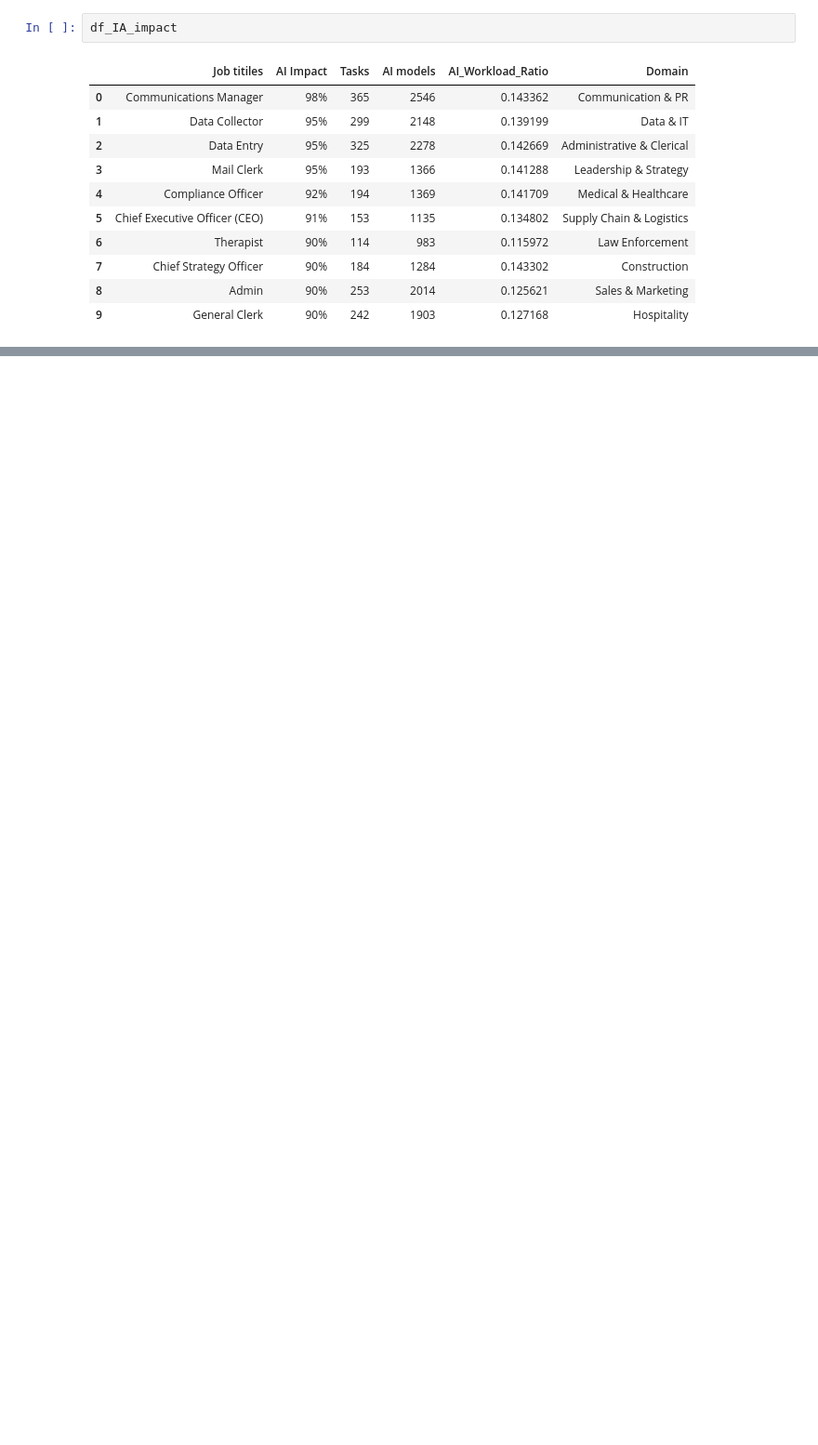
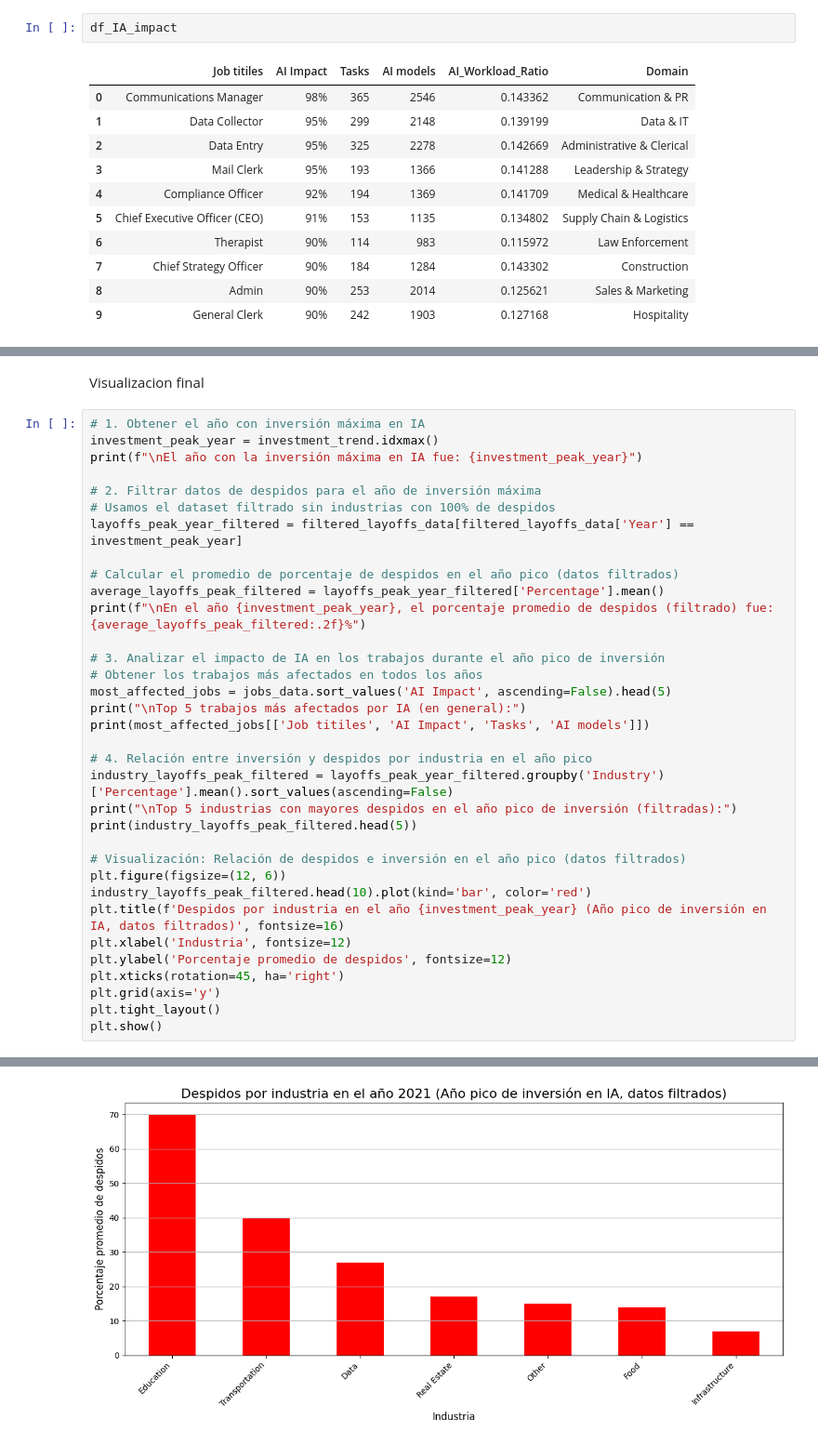
Before and after one commit to adrianalessandro/proyecto_csdatos, a Jupyter notebook: main.ipynb, the cells around one changed output, grey strips where cells are left out. Shown at 93% size. Cells and saved outputs as stored; diff of their text form; blank space fills up the shorter version.

```diff
--- a/main.ipynb
+++ b/main.ipynb
@@ -172,0 +499,37 @@ df_IA_impact
+# %% [markdown]
+Visualizacion final
+# %%
+# 1. Obtener el año con inversión máxima en IA
+investment_peak_year = investment_trend.idxmax()
+print(f"\nEl año con la inversión máxima en IA fue: {investment_peak_year}")
+
+# 2. Filtrar datos de despidos para el año de inversión máxima
+# Usamos el dataset filtrado sin industrias con 100% de despidos
+layoffs_peak_year_filtered = filtered_layoffs_data[filtered_layoffs_data['Year'] == investment_peak_year]
+
+# Calcular el promedio de porcentaje de despidos en el año pico (datos filtrados)
+average_layoffs_peak_filtered = layoffs_peak_year_filtered['Percentage'].mean()
+print(f"\nEn el año {investment_peak_year}, el porcentaje promedio de despidos (filtrado) fue: {average_layoffs_peak_filtered:.2f}%")
+
+# 3. Analizar el impacto de IA en los trabajos durante el año pico de inversión
+# Obtener los trabajos más afectados en todos los años
+most_affected_jobs = jobs_data.sort_values('AI Impact', ascending=False).head(5)
+print("\nTop 5 trabajos más afectados por IA (en general):")
+print(most_affected_jobs[['Job titiles', 'AI Impact', 'Tasks', 'AI models']])
+
+# 4. Relación entre inversión y despidos por industria en el año pico
+industry_layoffs_peak_filtered = layoffs_peak_year_filtered.groupby('Industry')['Percentage'].mean().sort_values(ascending=False)
+print("\nTop 5 industrias con mayores despidos en el año pico de inversión (filtradas):")
+print(industry_layoffs_peak_filtered.head(5))
+
+# Visualización: Relación de despidos e inversión en el año pico (datos filtrados)
+plt.figure(figsize=(12, 6))
+industry_layoffs_peak_filtered.head(10).plot(kind='bar', color='red')
+plt.title(f'Despidos por industria en el año {investment_peak_year} (Año pico de inversión en IA, datos filtrados)', fontsize=16)
+plt.xlabel('Industria', fontsize=12)
+plt.ylabel('Porcentaje promedio de despidos', fontsize=12)
+plt.xticks(rotation=45, ha='right')
+plt.grid(axis='y')
+plt.tight_layout()
+plt.show()
+# %% [output]
@@ -172,0 +556 @@ df_IA_impact
+[figure, added]
```
Also changed, not shown: parts of 64 cells of this notebook.
